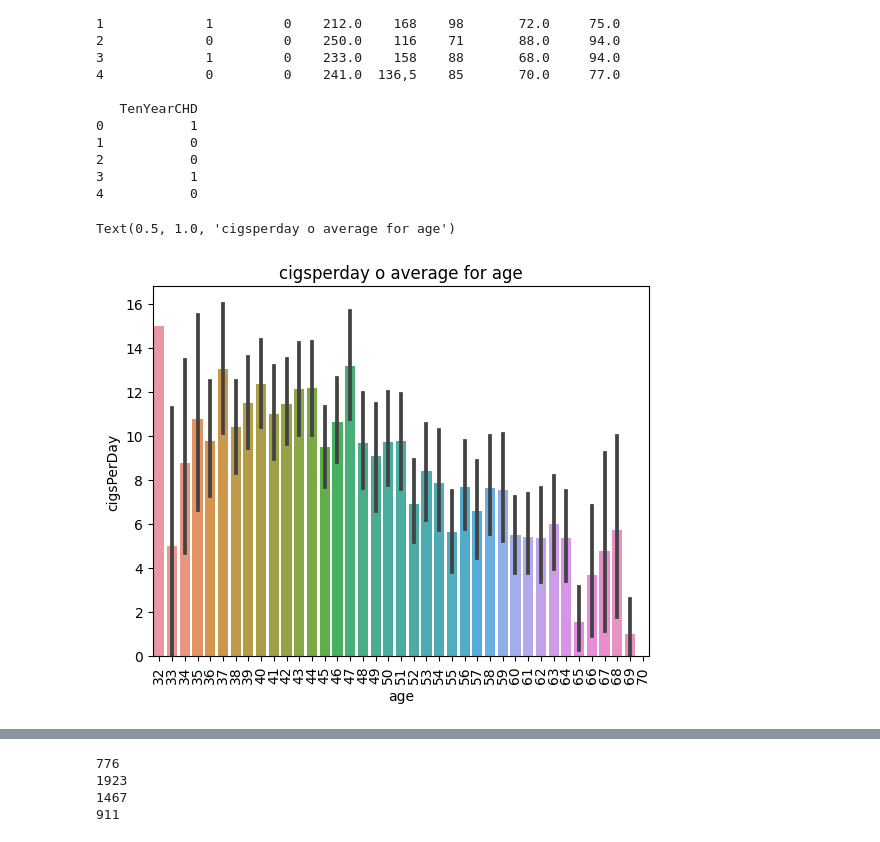
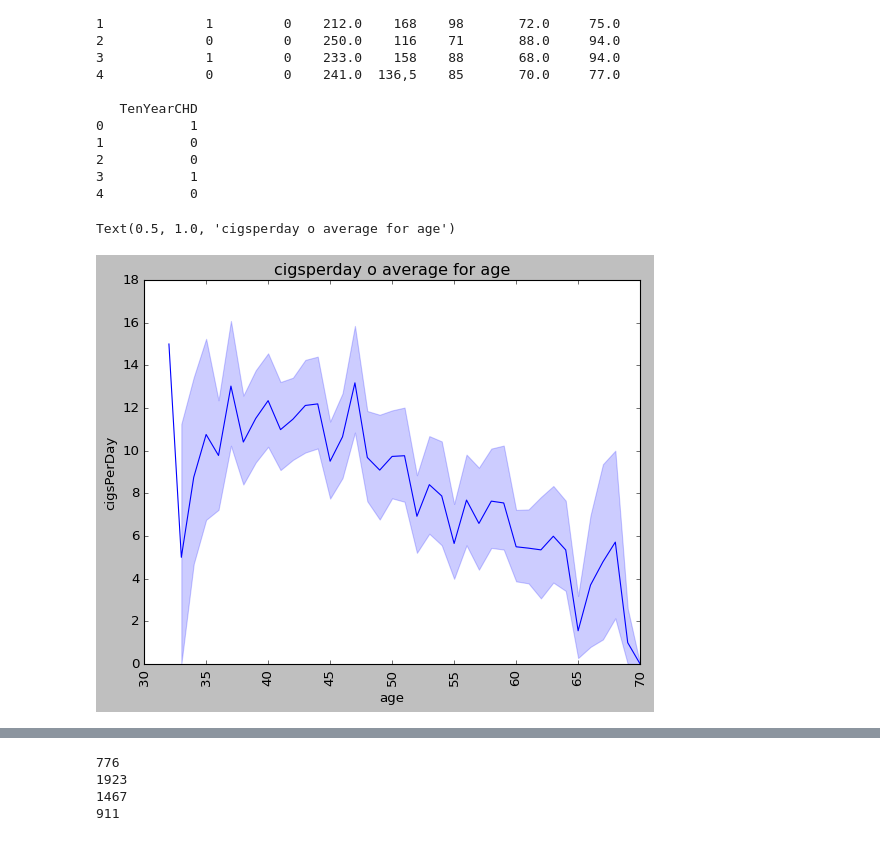
Before and after one commit to stefano11111/datasets, a Jupyter notebook: cardiovascularrisk.ipynb, the cells around one changed output, grey strips where cells are left out. Saved outputs shown, nothing was run; the diff lists cells and outputs as text; code cells hidden in the pictures.

```diff
--- a/cardiovascularrisk.ipynb
+++ b/cardiovascularrisk.ipynb
@@ -27,12 +27,12 @@ print(db.head())
 4           0
 # %%
 # average cigsperday is bigger in younger people
-sns.barplot(x="age", y="cigsPerDay", data=db)
+sns.lineplot(x="age", y="cigsPerDay", data=db)
 plt.xticks(rotation=90)
 plt.title("cigsperday o average for age")
 # %% [output]
 Text(0.5, 1.0, 'cigsperday o average for age')
-[figure, old version]
+[figure, new version]
 # %%
 sns.countplot(data=db, x="TenYearCHD",hue="sex")
 plt.title("tenyearCHD diveded by gender")
```
Also changed, not shown: parts of 3 cells of this notebook.
